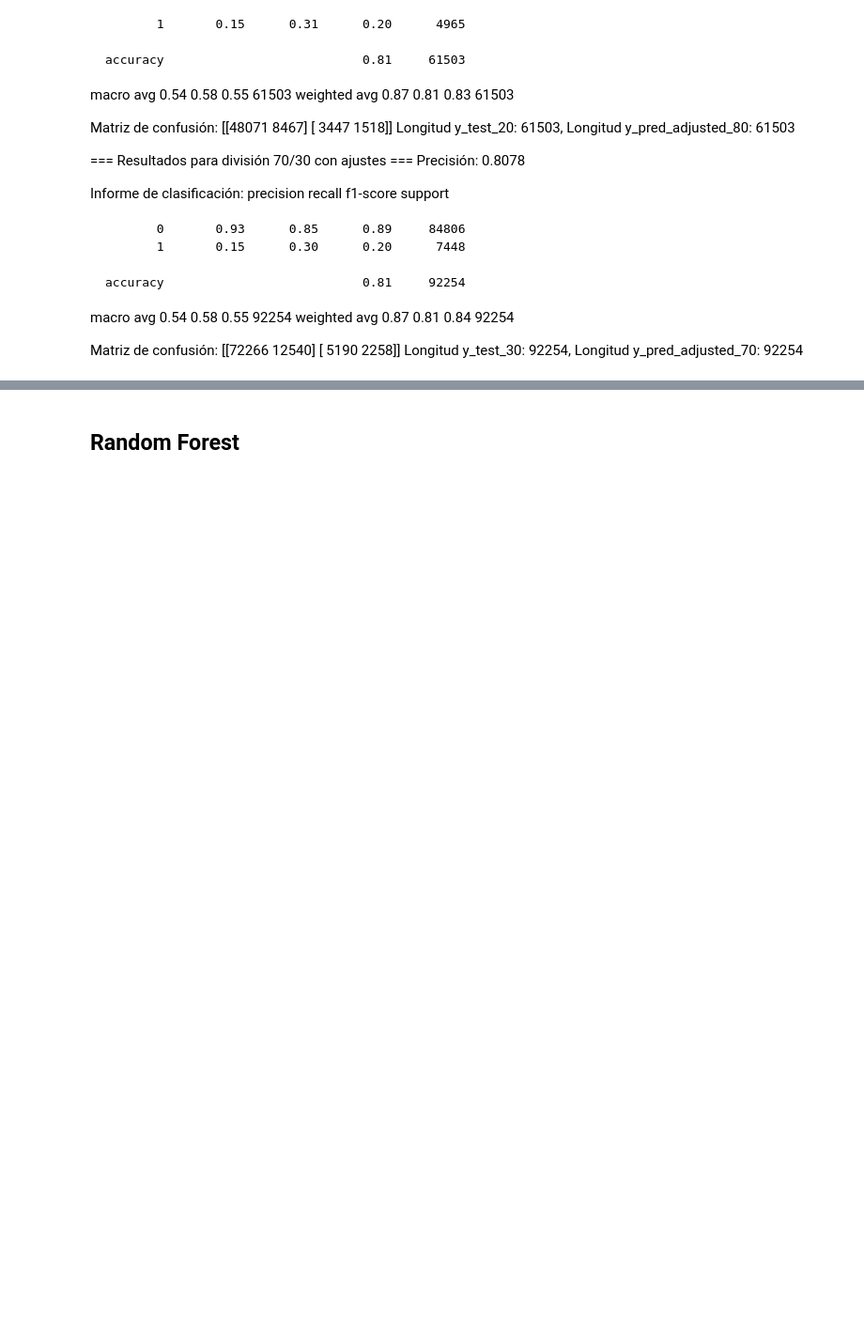
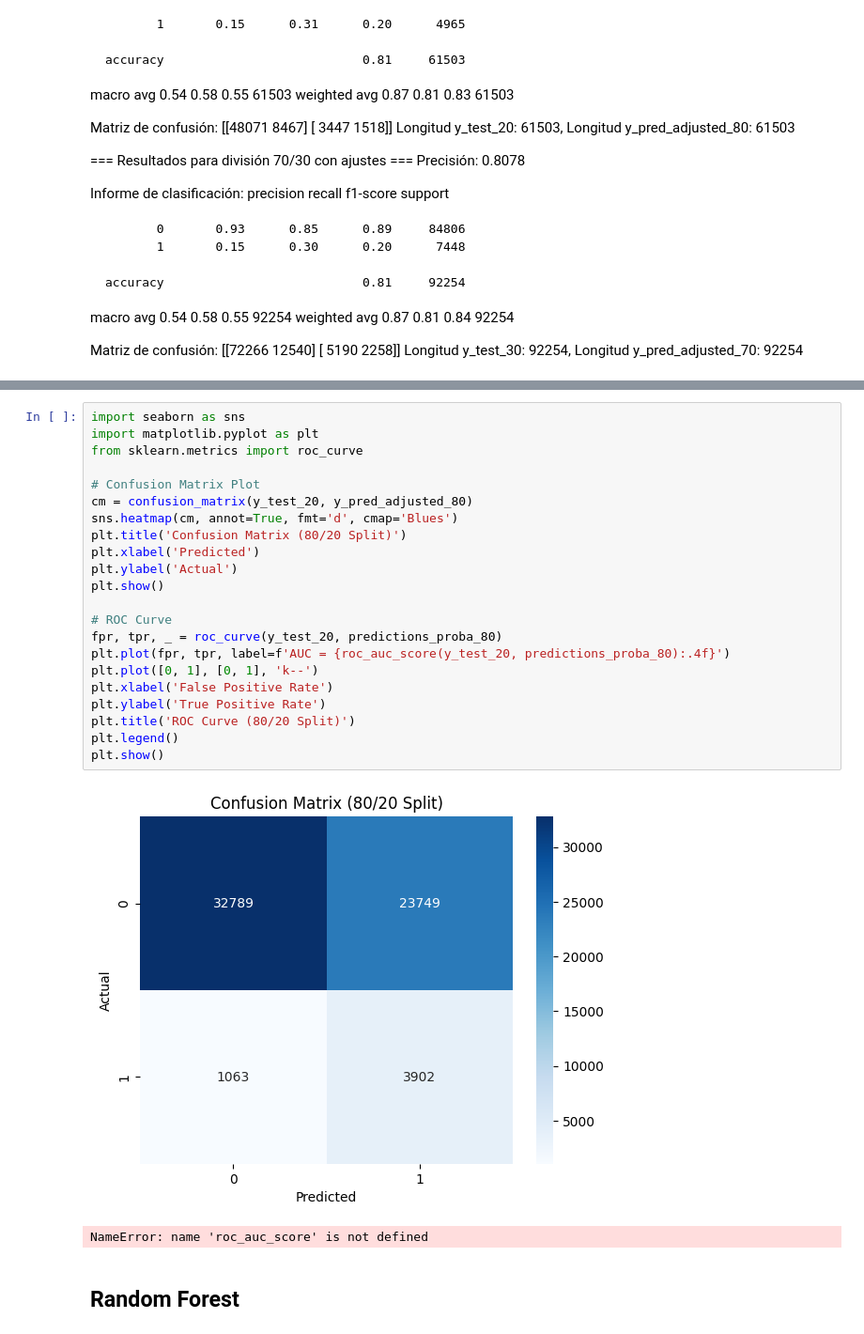
Before and after one commit to adasilvero/home-credit, a Jupyter notebook: home_credit_xgboost.ipynb, the cells around one changed output, grey strips where cells are left out. Shown at 94% size. Saved outputs shown, nothing was run; the diff lists cells and outputs as text; blank space fills up the shorter version.

```diff
--- a/home_credit_xgboost.ipynb
+++ b/home_credit_xgboost.ipynb
@@ -1091,4 +1115,29 @@ Matriz de confusión:
 Longitud y_test_30: 92254, Longitud y_pred_adjusted_70: 92254
+# %%
+import seaborn as sns
+import matplotlib.pyplot as plt
+from sklearn.metrics import roc_curve
+
+# Confusion Matrix Plot
+cm = confusion_matrix(y_test_20, y_pred_adjusted_80)
+sns.heatmap(cm, annot=True, fmt='d', cmap='Blues')
+plt.title('Confusion Matrix (80/20 Split)')
+plt.xlabel('Predicted')
+plt.ylabel('Actual')
+plt.show()
+
+# ROC Curve
+fpr, tpr, _ = roc_curve(y_test_20, predictions_proba_80)
+plt.plot(fpr, tpr, label=f'AUC = {roc_auc_score(y_test_20, predictions_proba_80):.4f}')
+plt.plot([0, 1], [0, 1], 'k--')
+plt.xlabel('False Positive Rate')
+plt.ylabel('True Positive Rate')
+plt.title('ROC Curve (80/20 Split)')
+plt.legend()
+plt.show()
+# %% [output]
+[figure, added]
+NameError: name 'roc_auc_score' is not defined
 # %% [markdown]
 ## Random Forest
 # %% [markdown]
```
Also changed, not shown: parts of 9 cells of this notebook.
